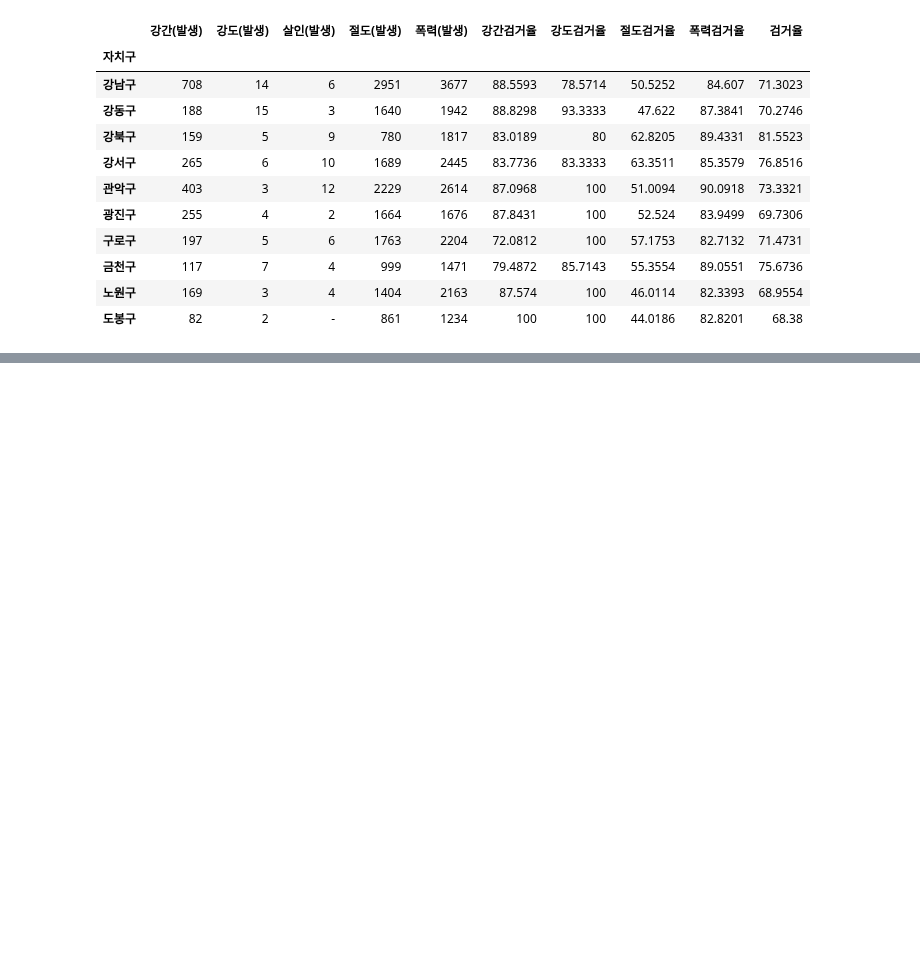
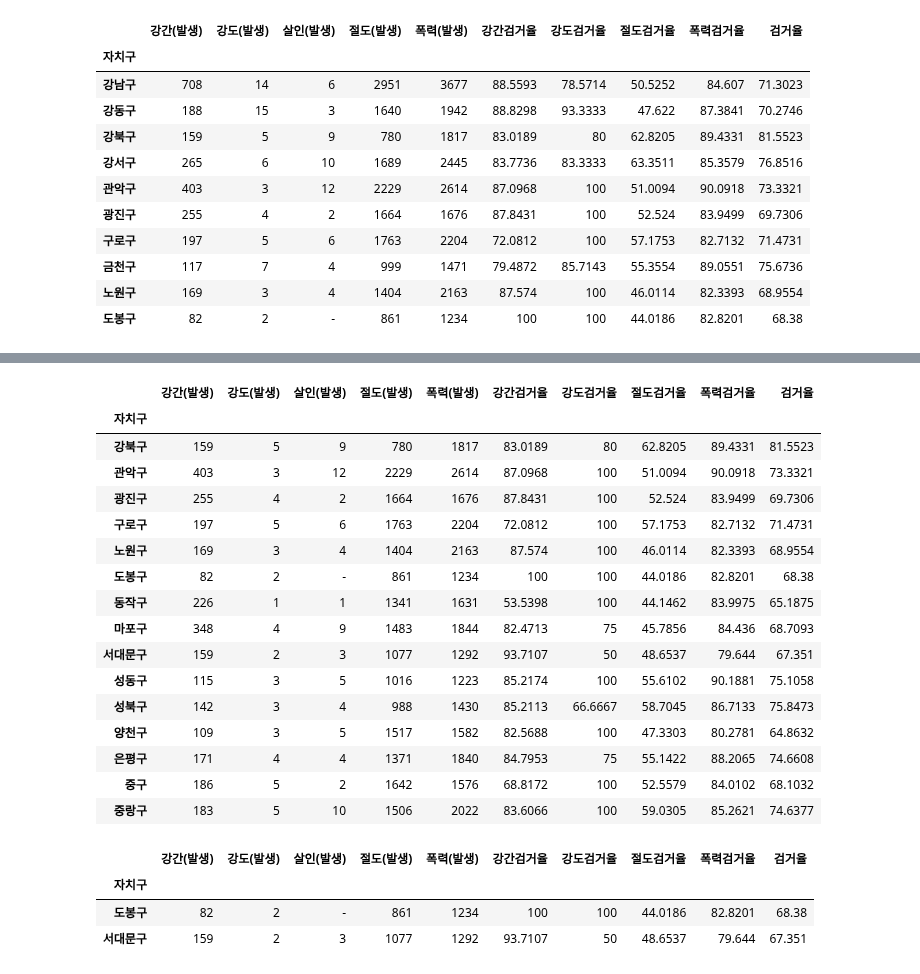
Before and after one commit to ljh15952/AI_Study, a Jupyter notebook: Data_Study/Data_analysis_and_Data_visualization_2.ipynb, the cells around one changed output, grey strips where cells are left out. Cells and saved outputs as stored; diff of their text form; code cells hidden in the pictures; blank space fills up the shorter version.

```diff
--- a/Data_Study/Data_analysis_and_Data_visualization_2.ipynb
+++ b/Data_Study/Data_analysis_and_Data_visualization_2.ipynb
@@ -246,0 +284,21 @@ gu_df.head(10)
+# %%
+# 강도사건 발생 건수가 5건을 넘지 않는 지역구는?
+gu_df[~(gu_df['강도(발생)'] > 5)] # not의 비트 논리 연산자는 "~"
+# %% [output]
+|  | 강간(발생) | 강도(발생) | 살인(발생) | 절도(발생) | 폭력(발생) | 강간검거율 | 강도검거율 | 절도검거율 | 폭력검거율 | 검거율 |
+| 자치구 |  |  |  |  |  |  |  |  |  |  |
+| 강북구 | 159 | 5 | 9 | 780 | 1817 | 83.0189 | 80 | 62.8205 | 89.4331 | 81.5523 |
+| 관악구 | 403 | 3 | 12 | 2229 | 2614 | 87.0968 | 100 | 51.0094 | 90.0918 | 73.3321 |
+| 광진구 | 255 | 4 | 2 | 1664 | 1676 | 87.8431 | 100 | 52.524 | 83.9499 | 69.7306 |
+| 구로구 | 197 | 5 | 6 | 1763 | 2204 | 72.0812 | 100 | 57.1753 | 82.7132 | 71.4731 |
+| 노원구 | 169 | 3 | 4 | 1404 | 2163 | 87.574 | 100 | 46.0114 | 82.3393 | 68.9554 |
+| 도봉구 | 82 | 2 | - | 861 | 1234 | 100 | 100 | 44.0186 | 82.8201 | 68.38 |
+| 동작구 | 226 | 1 | 1 | 1341 | 1631 | 53.5398 | 100 | 44.1462 | 83.9975 | 65.1875 |
+| 마포구 | 348 | 4 | 9 | 1483 | 1844 | 82.4713 | 75 | 45.7856 | 84.436 | 68.7093 |
+| 서대문구 | 159 | 2 | 3 | 1077 | 1292 | 93.7107 | 50 | 48.6537 | 79.644 | 67.351 |
+| 성동구 | 115 | 3 | 5 | 1016 | 1223 | 85.2174 | 100 | 55.6102 | 90.1881 | 75.1058 |
+| 성북구 | 142 | 3 | 4 | 988 | 1430 | 85.2113 | 66.6667 | 58.7045 | 86.7133 | 75.8473 |
+| 양천구 | 109 | 3 | 5 | 1517 | 1582 | 82.5688 | 100 | 47.3303 | 80.2781 | 64.8632 |
+| 은평구 | 171 | 4 | 4 | 1371 | 1840 | 84.7953 | 75 | 55.1422 | 88.2065 | 74.6608 |
+| 중구 | 186 | 5 | 2 | 1642 | 1576 | 68.8172 | 100 | 52.5579 | 84.0102 | 68.1032 |
+| 중랑구 | 183 | 5 | 10 | 1506 | 2022 | 83.6066 | 100 | 59.0305 | 85.2621 | 74.6377 |
@@ -246,0 +309,7 @@ gu_df.head(10)
+# %%
+gu_df[gu_df['강도(발생)'] == 2] # 강도사건 발생 건수가 n건인 지역구를 추려내려면?
+# %% [output]
+|  | 강간(발생) | 강도(발생) | 살인(발생) | 절도(발생) | 폭력(발생) | 강간검거율 | 강도검거율 | 절도검거율 | 폭력검거율 | 검거율 |
+| 자치구 |  |  |  |  |  |  |  |  |  |  |
+| 도봉구 | 82 | 2 | - | 861 | 1234 | 100 | 100 | 44.0186 | 82.8201 | 68.38 |
+| 서대문구 | 159 | 2 | 3 | 1077 | 1292 | 93.7107 | 50 | 48.6537 | 79.644 | 67.351 |
```
Also changed, not shown: parts of 7 cells of this notebook.
